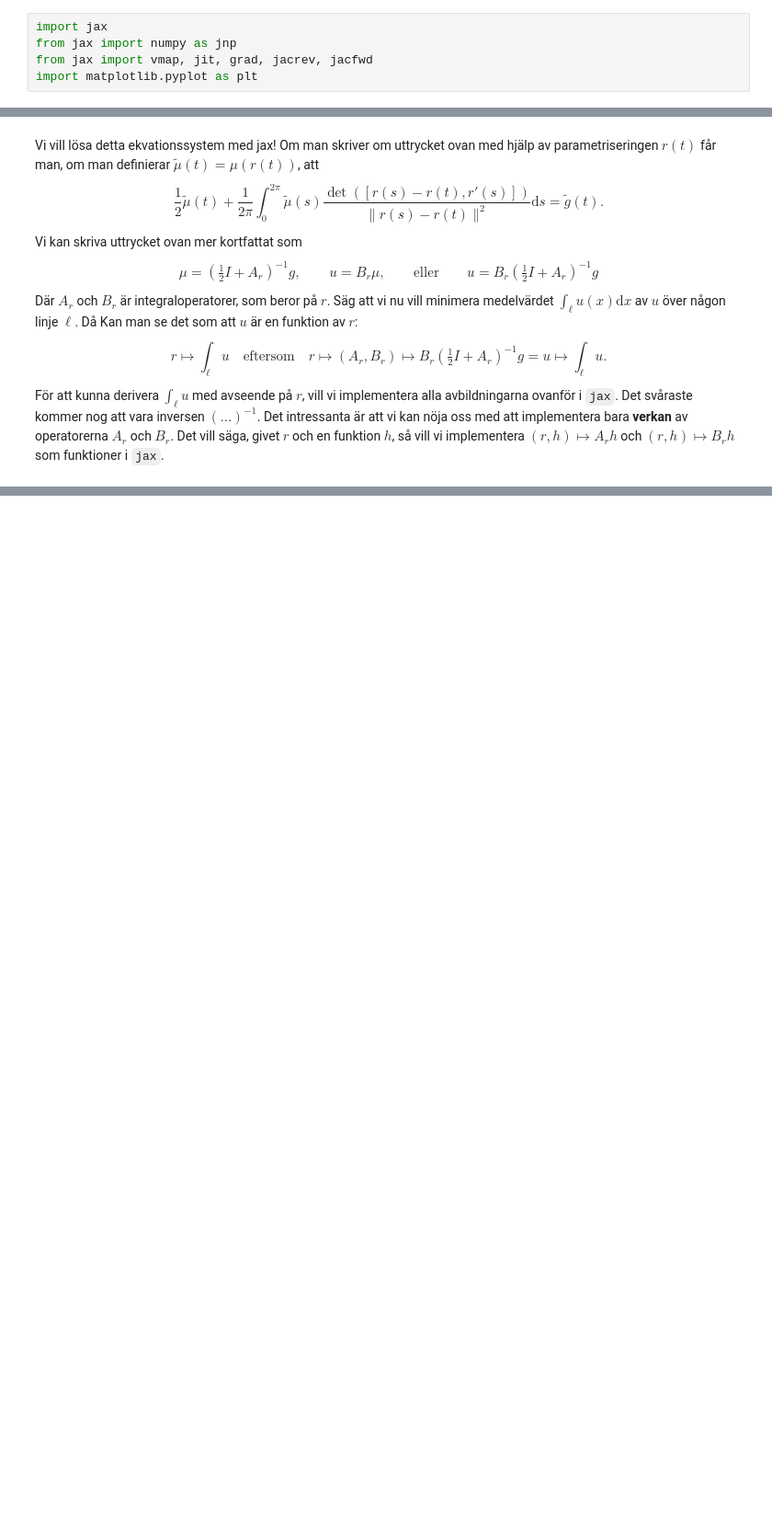
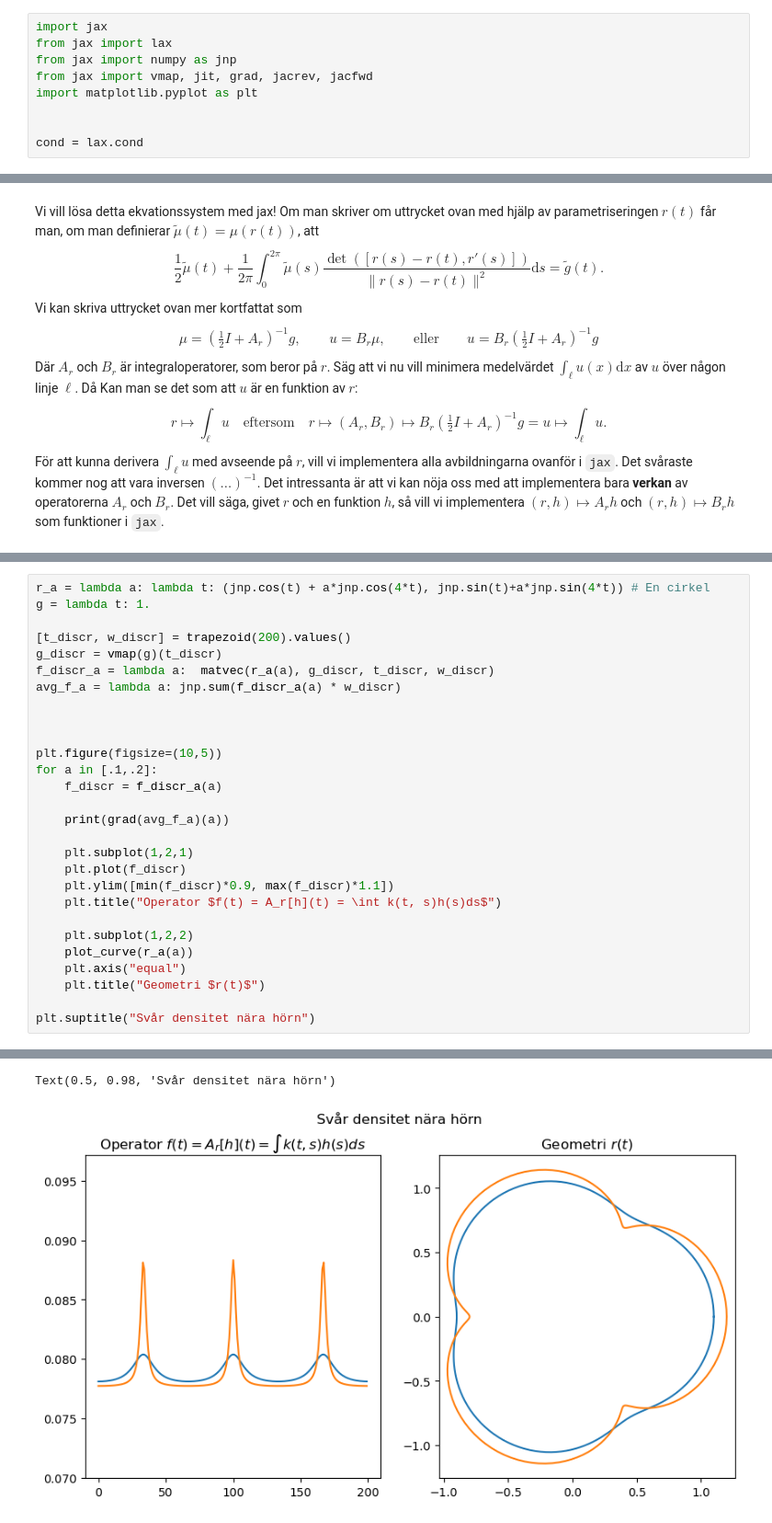
Before and after one commit to emastr/kex-asta-rebecka, a Jupyter notebook: randint_inro.ipynb, the cells around one changed output, grey strips where cells are left out. Shown: that part at 92% size. Cells and saved outputs as stored; diff of their text form; blank space fills up the shorter version.

```diff
--- a/randint_inro.ipynb
+++ b/randint_inro.ipynb
@@ -1,8 +1,12 @@
 # %%
 import jax
+from jax import lax
 from jax import numpy as jnp
 from jax import vmap, jit, grad, jacrev, jacfwd
 import matplotlib.pyplot as plt
+
+
+cond = lax.cond
 # %% [markdown]
 Vi börjar med att parameterisera en domän, det vill säga ge en <b>periodisk</b> funktion $r\colon[0,2\pi]\to\mathbb{R}^2$ Eftersom vi har mer än en output så måste vi använda ``jacrev`` istället för ``grad`` för att beräkna derivatan $\frac{\mathrm{d}r}{\mathrm{d}t}$. När man har komponenterna $\dot r_x och \dot r_y$ av derivatan så kan man hitta normalvektorn till randen i punkten $(r_x(t), r_y(t))$ som $(\dot r_y(t), -\dot r_x(t))$
 # %%
@@ -97,0 +145,29 @@ grad(f, argnums=(0, 1))(1., 1.)
+# %%
+r_a = lambda a: lambda t: (jnp.cos(t) + a*jnp.cos(4*t), jnp.sin(t)+a*jnp.sin(4*t)) # En cirkel
+g = lambda t: 1.
+
+[t_discr, w_discr] = trapezoid(200).values()
+g_discr = vmap(g)(t_discr)
+f_discr_a = lambda a:  matvec(r_a(a), g_discr, t_discr, w_discr)
+avg_f_a = lambda a: jnp.sum(f_discr_a(a) * w_discr)
+
+
+
+plt.figure(figsize=(10,5))
+for a in [.1,.2]:
+    f_discr = f_discr_a(a)
+
+    print(grad(avg_f_a)(a))
+
+    plt.subplot(1,2,1)
+    plt.plot(f_discr)
+    plt.ylim([min(f_discr)*0.9, max(f_discr)*1.1])
+    plt.title("Operator $f(t) = A_r[h](t) = \int k(t, s)h(s)ds$")
+
+    plt.subplot(1,2,2)
+    plot_curve(r_a(a))
+    plt.axis("equal")
+    plt.title("Geometri $r(t)$")
+
+plt.suptitle("Svår densitet nära hörn")
+# %% [output]
@@ -97,0 +176,2 @@ grad(f, argnums=(0, 1))(1., 1.)
+Text(0.5, 0.98, 'Svår densitet nära hörn')
+[figure, added]
```
Also changed, not shown: parts of 5 cells of this notebook.
